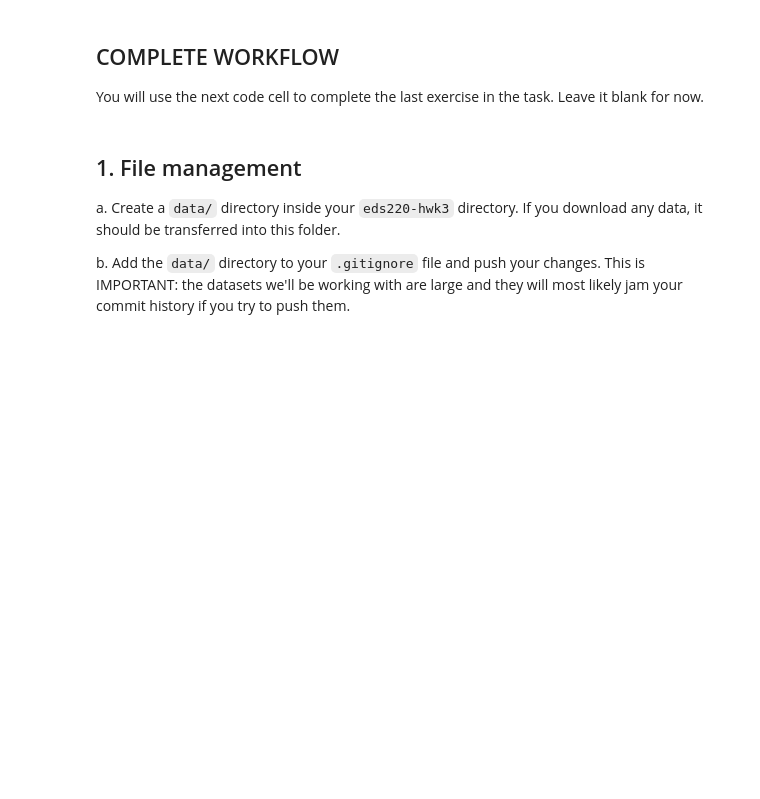
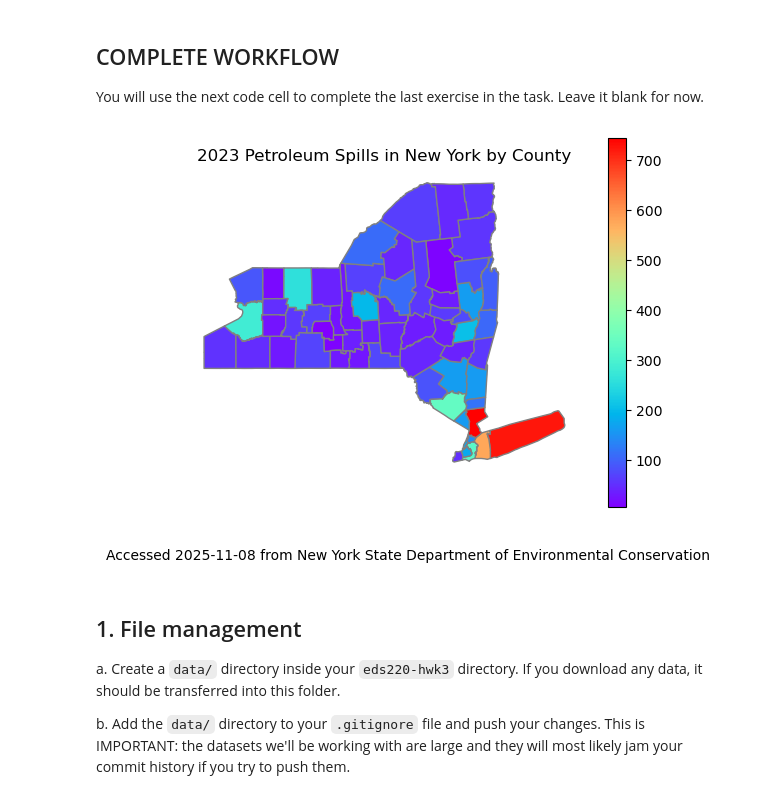
Before and after one commit to NatBonnet/eds220-hwk3, a Jupyter notebook: hwk3-task1-spills.ipynb, the cells around one changed output. Cells and saved outputs as stored; diff of their text form; code cells hidden in the pictures; blank space fills up the shorter version.

Commit message:
Add final workflow chunk and data overview

```diff
--- a/hwk3-task1-spills.ipynb
+++ b/hwk3-task1-spills.ipynb
@@ -39,29 +39,67 @@ The second dataset is the [the 2023 Counties (and equivalent) TIGER shapefile](h
 
 You will use the next code cell to complete the last exercise in the task. Leave it blank for now.
 # %%
-# import os
-# import numpy as np
-# import pandas as pd
-# import matplotlib.pyplot as plt
-# import geopandas as gpd
+# Import libraries
+import os
+import numpy as np
+import pandas as pd
+import matplotlib.pyplot as plt
+import geopandas as gpd
 
-# fp = os.path.join("data" , "Spill_Incidents_20251107.csv")
-# spills = pd.read_csv(fp)
+# Import New York oil spill data
+fp = os.path.join("data" , "Spill_Incidents_20251107.csv")
+spills = pd.read_csv(fp)
 
+# Import counties data
+fp = os.path.join("data", "tl_2023_us_county", "tl_2023_us_county.shp")
+counties = gpd.read_file(fp)
 
-# fp = os.path.join("data", "tl_2023_us_county", "tl_2023_us_county.shp")
-# counties = gpd.read_file(fp)
+# Make all column names lower case, remove any extra whitespace and replace spaces with underscores
+spills.columns = spills.columns.str.lower().str.strip().str.replace(" ", "_")
 
-# # Make all column names lower case, remove any extra whitespace and replace spaces with underscores
-# spills.columns = spills.columns.str.lower().str.strip().str.replace(" ", "_")
+# Convert spill data to date time type
+spills["spill_date"] = pd.to_datetime(spills["spill_date"])
 
-# # Convert spill data to date time type
-# spills["spill_date"] = pd.to_datetime(spills["spill_date"])
+# Subset data frame by date slice and material
+petr_23 = (spills[(spills["spill_date"] >= "2023-01-01") &
+                 (spills["spill_date"] <= "2023-10-31") &
+                 (spills["material_family"] == "Petroleum")])
 
-# # Subset data frame by date slice and material
-# petr_23 = (spills[(spills["spill_date"] >= "2023-01-01") &
-#                  (spills["spill_date"] <= "2023-10-31") &
-#                  (spills["material_family"] == "Petroleum")])
+# Aggregate petroleum data to summarize the number of spills per county
+spills_per_county = petr_23.groupby("county").size().to_frame(name = "n_spills").reset_index()
+
+# Make all column names lower case and use strip to remove any extra whitespaces if necessary
+counties.columns = counties.columns.str.lower().str.strip()
+
+# Selecting only counties from state code 36 (New York)
+ny_counties = counties[counties["statefp"] == "36"]
+
+# Replace "St" with "St." for a value in the county column
+spills_per_county.county = spills_per_county.county.str.replace("St Lawrence", "St. Lawrence")
+
+# Updating the name of the counties column to match what it is in spills data
+ny_counties = ny_counties.rename(columns = {"name":"county"})
+
+# Overwrite ny_counties to include spill data by the county name column
+ny_counties = pd.merge(ny_counties, spills_per_county,
+                            how = "inner",
+                            on = "county")
+
+# Add 1 spill count in Niagara county to account for the Tuscarora Indian Reservation
+ny_counties.loc[ny_counties["county"] == "Niagara", "n_spills"] += 1
+
+# Plot spill data in New York counties
+fig, ax = plt.subplots()
+ny_counties.plot(ax=ax, column = "n_spills", # Shade by number of spills in each county
+                 legend=True, # Show legend
+                 cmap = "rainbow",
+                 edgecolor="grey")
+plt.axis(False) # Remove default axis
+plt.title("2023 Petroleum Spills in New York by County") # Add title
+fig.text(0, 0, "Accessed 2025-11-08 from New York State Department of Environmental Conservation") # Add caption
+plt.show()
+# %% [output]
+[figure, added]
 # %% [markdown]
 ## 1. File management
 a. Create a `data/` directory inside your `eds220-hwk3` directory. If you download any data, it should be transferred into this folder.
```
Also changed, not shown: parts of 7 cells of this notebook.
